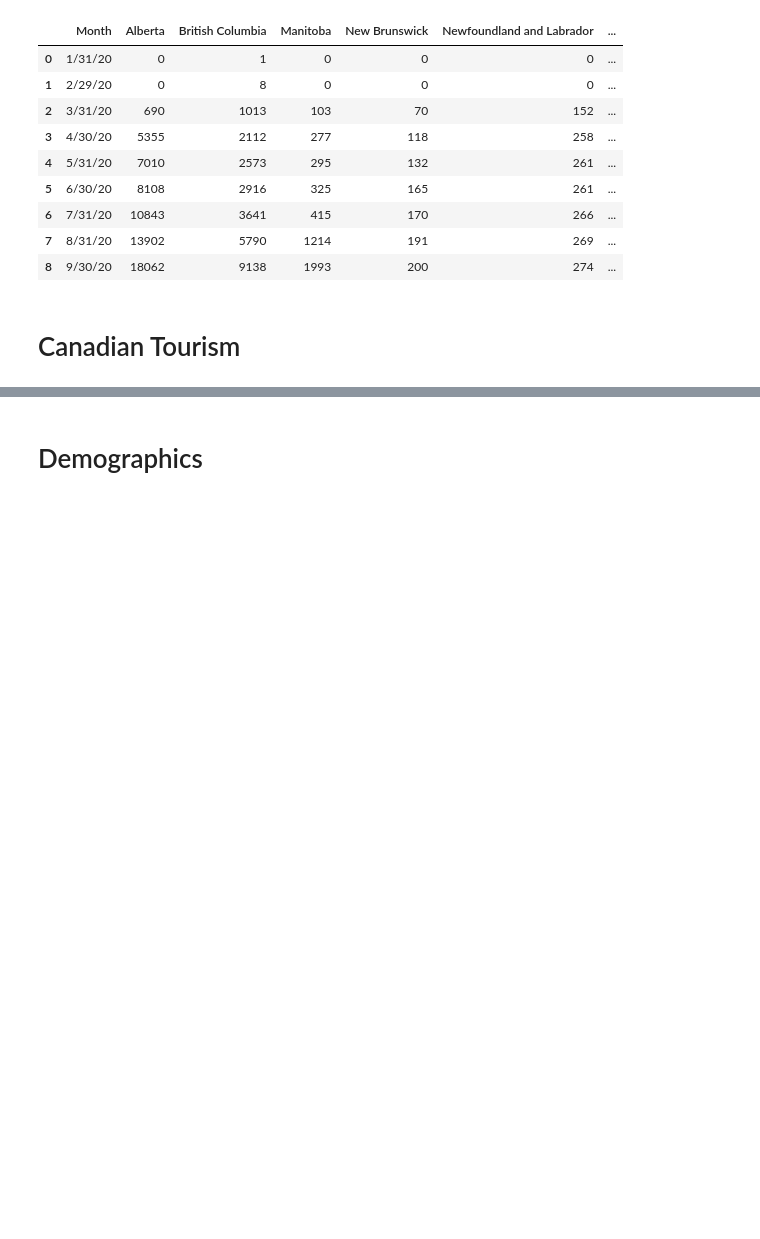
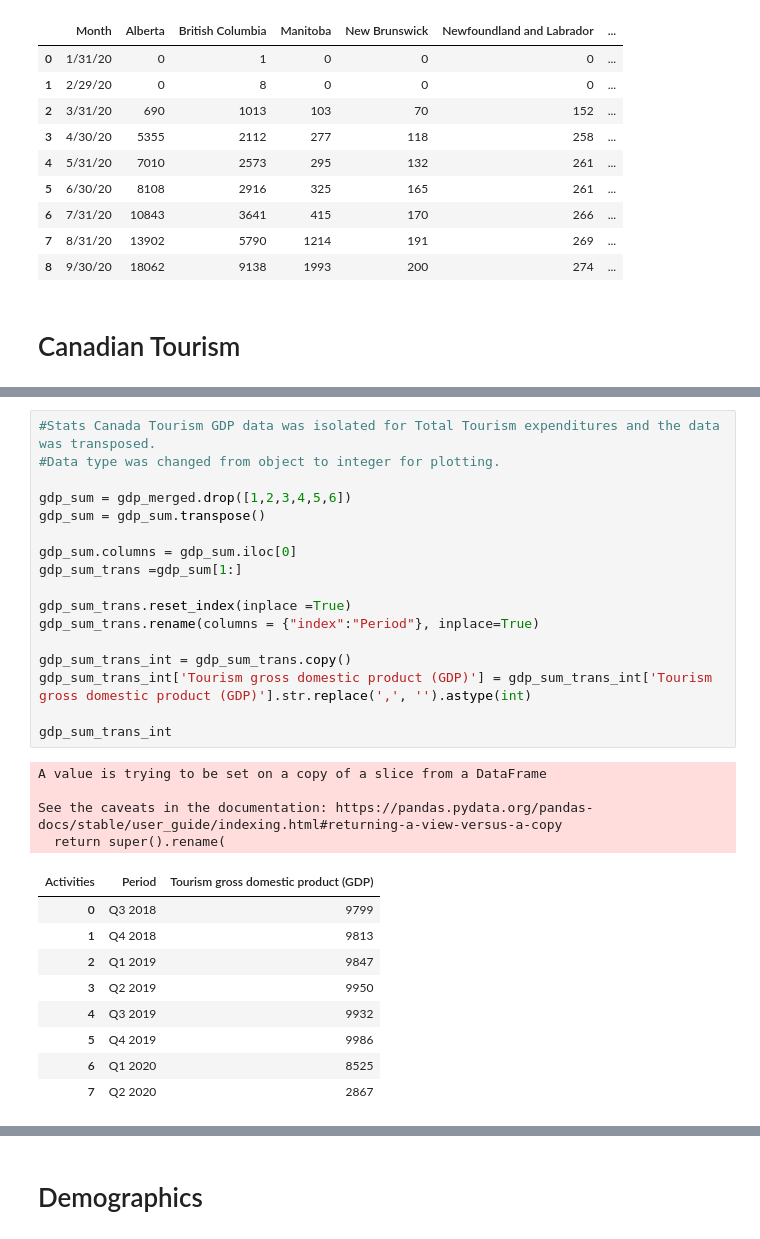
Before and after one commit to chenghaohan/Team_Anti-COVID_Project1, a Jupyter notebook: Data Exploration and Cleanup.ipynb, the cells around one changed output, grey strips where cells are left out. Saved outputs shown, nothing was run; the diff lists cells and outputs as text; blank space fills up the shorter version.

```diff
--- a/Data Exploration and Cleanup.ipynb
+++ b/Data Exploration and Cleanup.ipynb
@@ -123,0 +157,31 @@ UsageError: Line magic function `%` not found.
+# %%
+#Stats Canada Tourism GDP data was isolated for Total Tourism expenditures and the data was transposed.
+#Data type was changed from object to integer for plotting.
+
+gdp_sum = gdp_merged.drop([1,2,3,4,5,6])
+gdp_sum = gdp_sum.transpose()
+
+gdp_sum.columns = gdp_sum.iloc[0]
+gdp_sum_trans =gdp_sum[1:]
+
+gdp_sum_trans.reset_index(inplace =True)
+gdp_sum_trans.rename(columns = {"index":"Period"}, inplace=True)
+
+gdp_sum_trans_int = gdp_sum_trans.copy()
+gdp_sum_trans_int['Tourism gross domestic product (GDP)'] = gdp_sum_trans_int['Tourism gross domestic product (GDP)'].str.replace(',', '').astype(int)
+
+gdp_sum_trans_int
+# %% [output]
+A value is trying to be set on a copy of a slice from a DataFrame
+
+See the caveats in the documentation: https://pandas.pydata.org/pandas-docs/stable/user_guide/indexing.html#returning-a-view-versus-a-copy
+  return super().rename(
+| Activities | Period | Tourism gross domestic product (GDP) |
+| 0 | Q3 2018 | 9799 |
+| 1 | Q4 2018 | 9813 |
+| 2 | Q1 2019 | 9847 |
+| 3 | Q2 2019 | 9950 |
+| 4 | Q3 2019 | 9932 |
+| 5 | Q4 2019 | 9986 |
+| 6 | Q1 2020 | 8525 |
+| 7 | Q2 2020 | 2867 |
```
Also changed, not shown: parts of 6 cells of this notebook.
